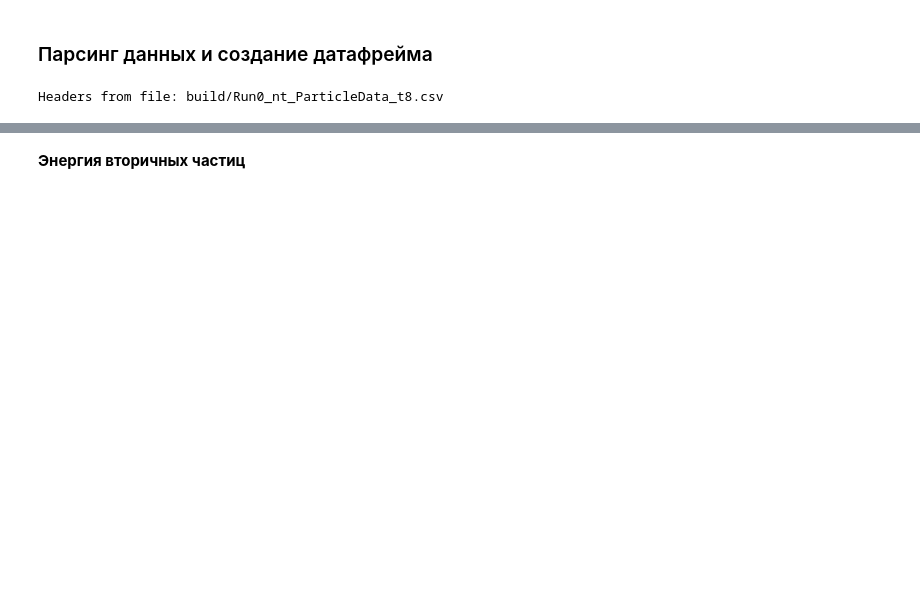
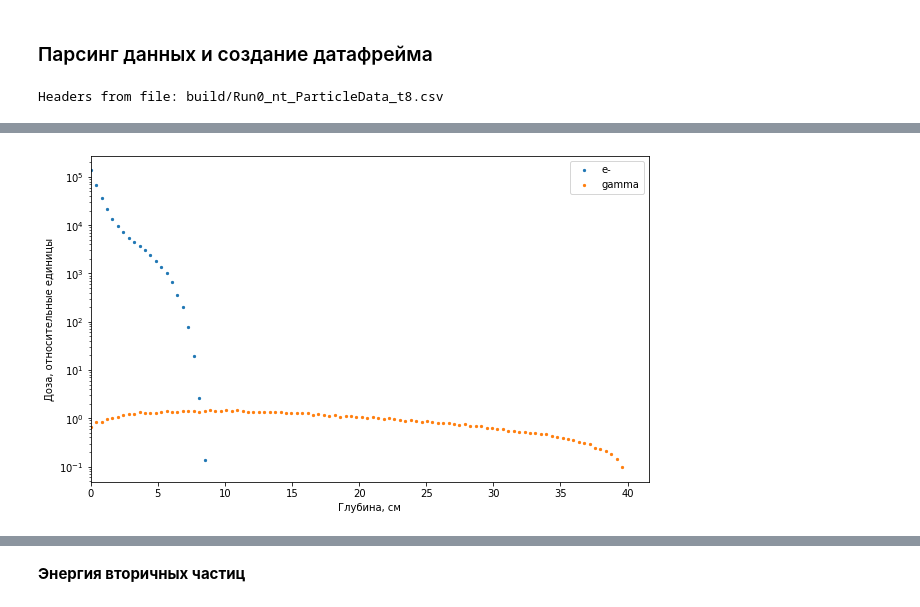
Before and after one commit to annndruha/Distribution-of-secondary-particles-in-tissue-equivalent-materials, a Jupyter notebook: model_cube/ParticlePlotter.ipynb, the cells around one changed output, grey strips where cells are left out. Saved outputs shown, nothing was run; the diff lists cells and outputs as text; code cells hidden in the pictures; blank space fills up the shorter version.

```diff
--- a/model_cube/ParticlePlotter.ipynb
+++ b/model_cube/ParticlePlotter.ipynb
@@ -3,3 +21,12 @@
+# %%
+def get_z_dose_bins(d, bins=100):
+    borders = np.linspace(-20, 20, bins)
+    bins = []
+    for i in range(len(borders[:-1])):
+        dd = d[d['z'] > borders[i]]
+        bin_data = dd[dd['z'] < borders[i+1]]
+        bins.append(sum(bin_data['dE']))
+    return np.array(borders[:-1])+20, np.array(bins)
 # %%
 import os
 import pandas as pd
@@ -145,0 +159,15 @@ plt.show()
+# %%
+borders1, bins1 = get_z_dose_bins(primary[primary['particle_name'] == 'e-'])
+borders2, bins2 = get_z_dose_bins(primary[primary['particle_name'] == 'gamma'])
+# %%
+plt.scatter(borders1, bins1, s=5, label='e-')
+plt.scatter(borders2, bins2, s=5, label='gamma')
+plt.xlim([0, plt.xlim()[1]])
+# plt.ylim([0, plt.ylim()[1]])
+plt.yscale('log')
+plt.ylabel('Доза, относительные единицы')
+plt.xlabel('Глубина, см')
+plt.legend()
+plt.show()
+# %% [output]
+[figure, added]
```
Also changed, not shown: parts of 30 cells of this notebook, 4 other files.
